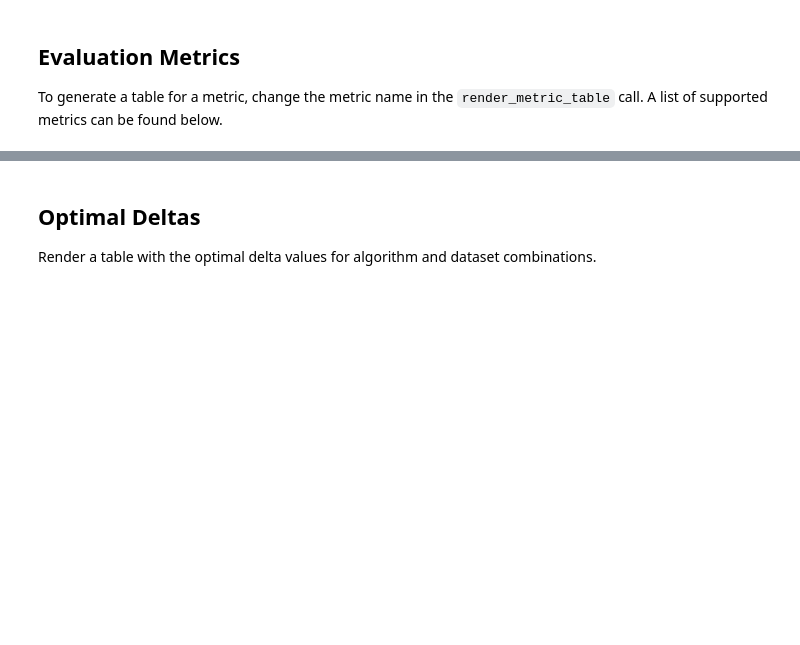
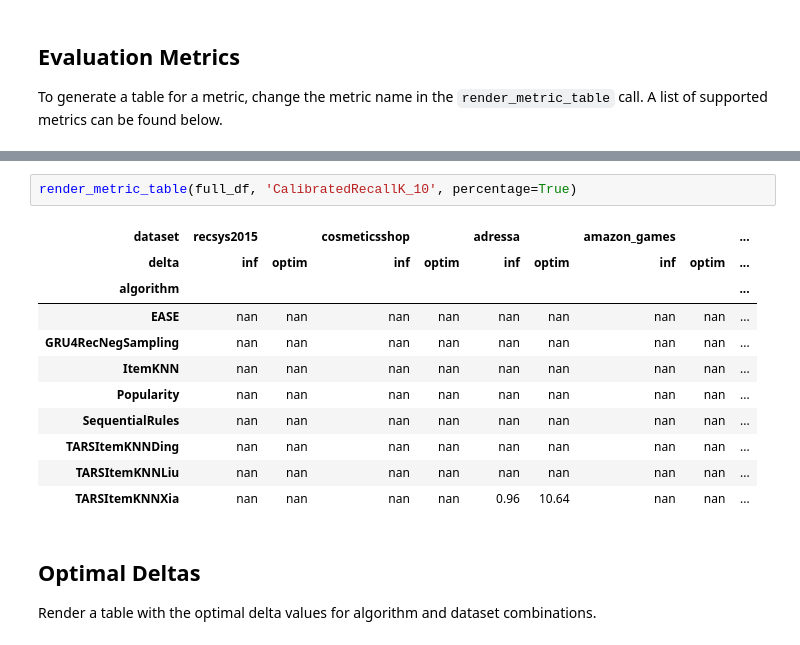
Before and after one commit to verachtertr/short-intent, a Jupyter notebook: Results.ipynb, the cells around one changed output, grey strips where cells are left out. Saved outputs shown, nothing was run; the diff lists cells and outputs as text; blank space fills up the shorter version.

```diff
--- a/Results.ipynb
+++ b/Results.ipynb
@@ -210,3 +230,17 @@ render_metric_table(full_df, 'ndcgk_10', percentage=True)
+# %%
+render_metric_table(full_df, 'CalibratedRecallK_10', percentage=True)
+# %% [output]
+| dataset | recsys2015 |  | cosmeticsshop |  | adressa |  | amazon_games |  | ... |
+| delta | inf | optim | inf | optim | inf | optim | inf | optim | ... |
+| algorithm |  |  |  |  |  |  |  |  | ... |
+| EASE | nan | nan | nan | nan | nan | nan | nan | nan | ... |
+| GRU4RecNegSampling | nan | nan | nan | nan | nan | nan | nan | nan | ... |
+| ItemKNN | nan | nan | nan | nan | nan | nan | nan | nan | ... |
+| Popularity | nan | nan | nan | nan | nan | nan | nan | nan | ... |
+| SequentialRules | nan | nan | nan | nan | nan | nan | nan | nan | ... |
+| TARSItemKNNDing | nan | nan | nan | nan | nan | nan | nan | nan | ... |
+| TARSItemKNNLiu | nan | nan | nan | nan | nan | nan | nan | nan | ... |
+| TARSItemKNNXia | nan | nan | nan | nan | 0.96 | 10.64 | nan | nan | ... |
 # %% [markdown]
 ## Optimal Deltas
 Render a table with the optimal delta values for algorithm and dataset combinations.
```
Also changed, not shown: parts of 5 cells of this notebook.
